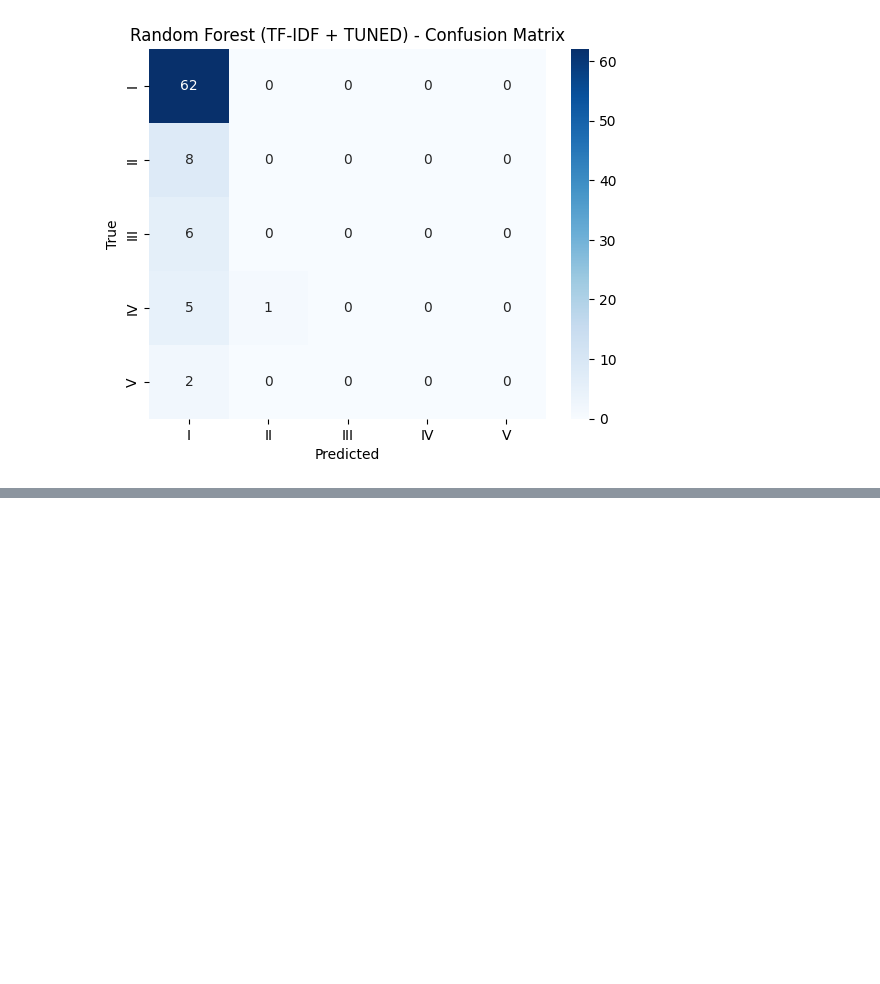
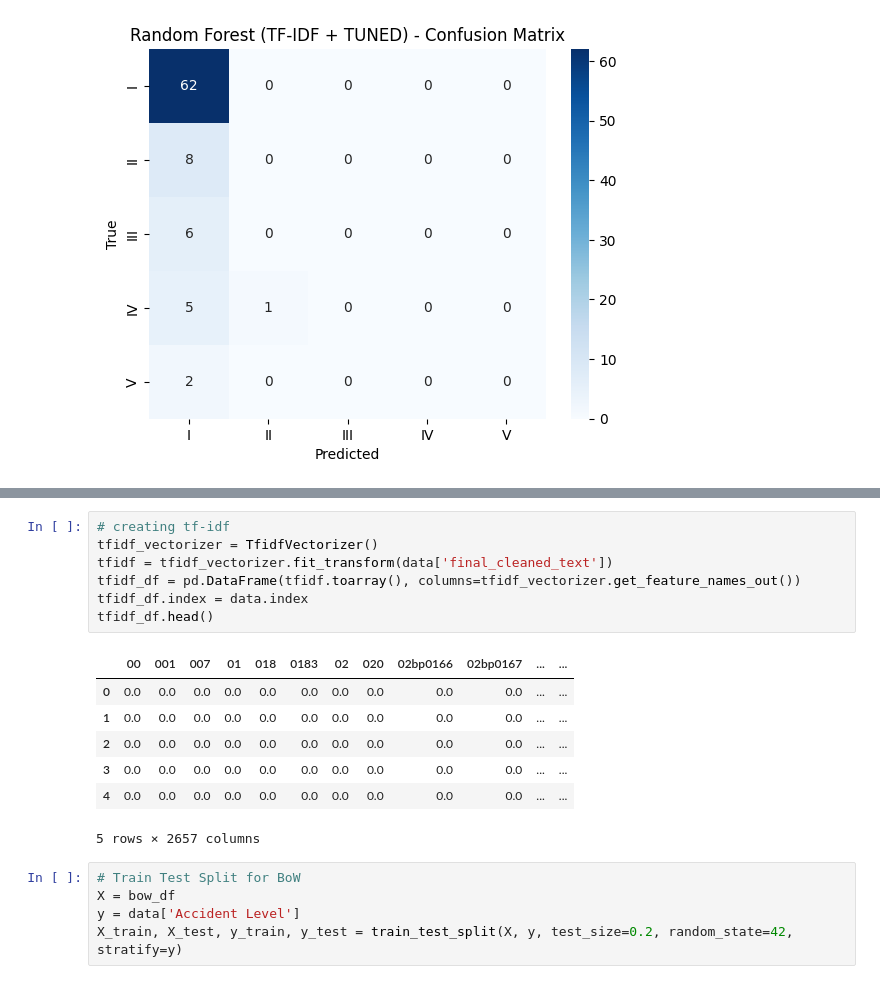
Before and after one commit to ABHINAVRISHI1983/nlp-chat-bot, a Jupyter notebook: NLPChatbot.ipynb, the cells around one changed output, grey strips where cells are left out. Cells and saved outputs as stored; diff of their text form; blank space fills up the shorter version.

```diff
--- a/NLPChatbot.ipynb
+++ b/NLPChatbot.ipynb
@@ -1787,0 +1497,20 @@ weighted avg      0.551     0.738     0.631        84
+# %%
+# creating tf-idf
+tfidf_vectorizer = TfidfVectorizer()
+tfidf = tfidf_vectorizer.fit_transform(data['final_cleaned_text'])
+tfidf_df = pd.DataFrame(tfidf.toarray(), columns=tfidf_vectorizer.get_feature_names_out())
+tfidf_df.index = data.index
+tfidf_df.head()
+# %% [output]
+|  | 00 | 001 | 007 | 01 | 018 | 0183 | 02 | 020 | 02bp0166 | 02bp0167 | ... | ... |
+| 0 | 0.0 | 0.0 | 0.0 | 0.0 | 0.0 | 0.0 | 0.0 | 0.0 | 0.0 | 0.0 | ... | ... |
+| 1 | 0.0 | 0.0 | 0.0 | 0.0 | 0.0 | 0.0 | 0.0 | 0.0 | 0.0 | 0.0 | ... | ... |
+| 2 | 0.0 | 0.0 | 0.0 | 0.0 | 0.0 | 0.0 | 0.0 | 0.0 | 0.0 | 0.0 | ... | ... |
+| 3 | 0.0 | 0.0 | 0.0 | 0.0 | 0.0 | 0.0 | 0.0 | 0.0 | 0.0 | 0.0 | ... | ... |
+| 4 | 0.0 | 0.0 | 0.0 | 0.0 | 0.0 | 0.0 | 0.0 | 0.0 | 0.0 | 0.0 | ... | ... |
+5 rows × 2657 columns
+# %%
+# Train Test Split for BoW
+X = bow_df
+y = data['Accident Level']
+X_train, X_test, y_train, y_test = train_test_split(X, y, test_size=0.2, random_state=42, stratify=y)
```
Also changed, not shown: parts of 50 cells of this notebook.
